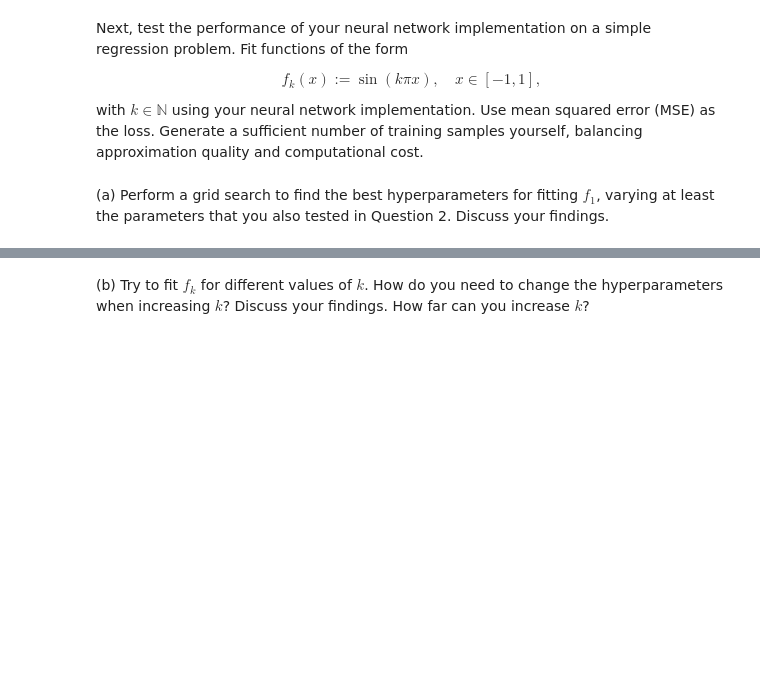
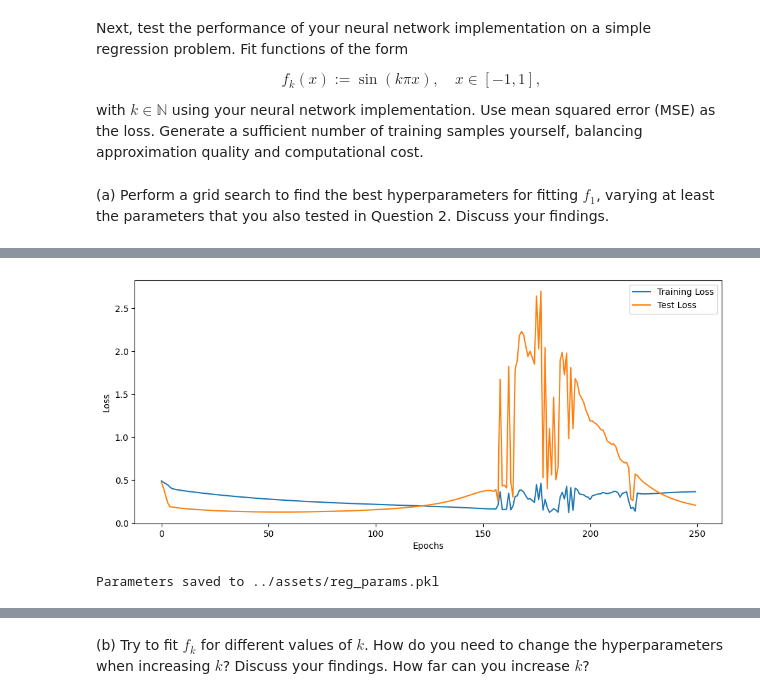
Before and after one commit to yazanmashal03/laoml-project, a Jupyter notebook: notebook/project2.ipynb, the cells around one changed output, grey strips where cells are left out. Saved outputs shown, nothing was run; the diff lists cells and outputs as text; code cells hidden in the pictures; blank space fills up the shorter version.

```diff
--- a/notebook/project2.ipynb
+++ b/notebook/project2.ipynb
@@ -27,9 +27,6 @@ import numpy as np
 def init_net_params(layer_widths, key):
     """
     Initialize the network parameters.
-    layer_widths: list of integers, the number of neurons in each layer
-    key: jax.random.PRNGKey, the random key
-    returns: list of jax.numpy.ndarray, the network parameters
     """
     params = []
     keys = random.split(key, len(layer_widths) - 1)
@@ -171,7 +167,8 @@ def evaluate_model(params, x, y, activation, classification):
 
         return accuracy, loss
     else:
-        return jnp.mean((logits - y) ** 2)
+        loss = jnp.mean((logits - y) ** 2)
+        return loss, loss
 # %%
 # We now define an update function that updates the network parameters.
 def update(params, x, y, activation, lr, classification):
@@ -501,0 +524,16 @@ with $k \in \mathbb{N}$ using your neural network implementation. Use mean squar
+# %%
+# We start by generating a sufficient number of training samples. We will use 1000 samples.
+n_samples = 100000
+k = 1
+x = jnp.linspace(-1, 1, n_samples).reshape(-1, 1)
+y = jnp.sin(k * jnp.pi * x)
+
+key = random.PRNGKey(42)
+indices = jnp.arange(n_samples)
+shuffled_indices = random.permutation(key, indices)
+
+# Shuffle x and y such that we do not train on the left hand side only
+x_shuffled = x[shuffled_indices]
+y_shuffled = y[shuffled_indices]
+
+x_train, y_train, x_test, y_test = get_splits(x, y)
@@ -501,0 +566,24 @@ with $k \in \mathbb{N}$ using your neural network implementation. Use mean squar
+# %%
+# We now train the best model on the full training set.
+best_config = {
+    'layer_widths': [1, 32, 32, 1],
+    'activation': 'tanh',
+    'learning_rate': 0.01,
+    'batch_size': 64,
+    'epochs': 250
+}
+
+params, test_acc, test_loss, learning_curve = train_model(
+    x_train, y_train, x_test, y_test, best_config, classification=False
+)
+
+plt.figure(figsize=(12, 5))
+plt.plot(learning_curve['train_loss'], label='Training Loss')
+plt.plot(learning_curve['test_loss'], label='Test Loss')
+plt.xlabel('Epochs')
+plt.ylabel('Loss')
+plt.legend()
+plt.show()
+
+save_params(params, filename='../assets/reg_params.pkl')
+# %% [output]
@@ -501,0 +607,2 @@ with $k \in \mathbb{N}$ using your neural network implementation. Use mean squar
+[figure, added]
+Parameters saved to ../assets/reg_params.pkl
```
Also changed, not shown: parts of 9 cells of this notebook, 2 other files.
